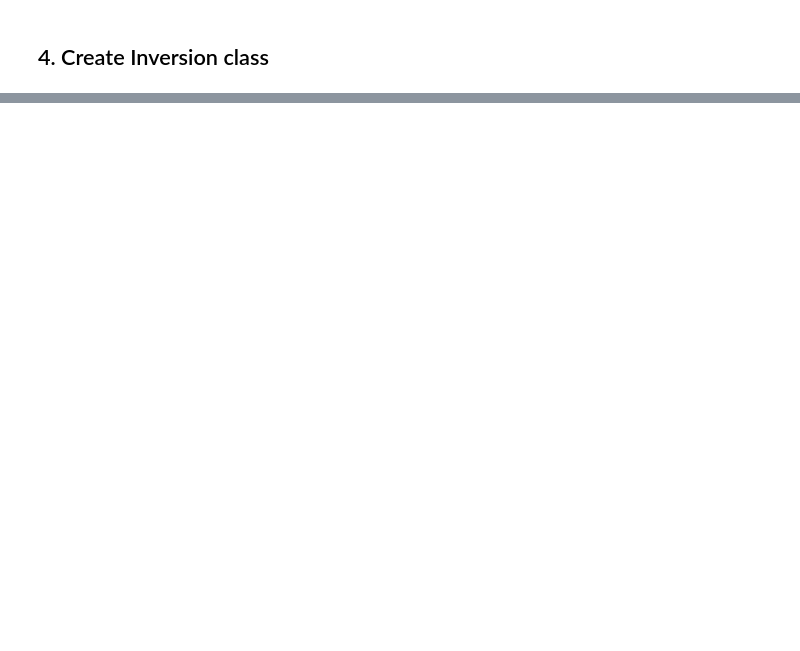
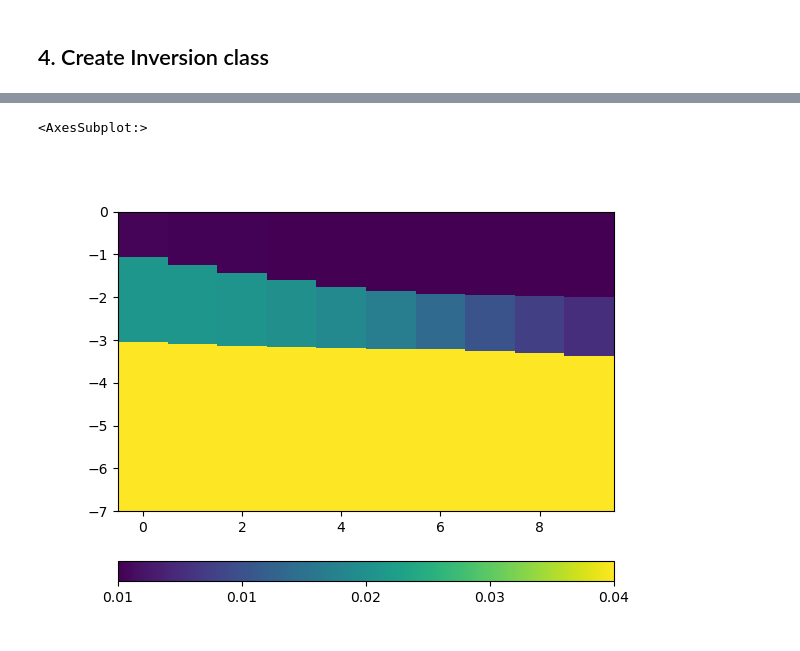
Before and after one commit to mariacarrizo/FDEM_LCI_PWI, a Jupyter notebook: LCI.ipynb, the cells around one changed output, grey strips where cells are left out. Drawn from its saved outputs; the diff is of its cells as text; code cells hidden in the pictures; blank space fills up the shorter version.

```diff
--- a/LCI.ipynb
+++ b/LCI.ipynb
@@ -321,11 +326,12 @@ class LCModelling(pg.frameworks.Modelling):
         nData = 0
 
         for i in range(nSoundings):
+          #  print(i)
             kwargs = {}
             for key, val in self._fopKwargs.items():
                 if hasattr(val, '__iter__'):
-                    if len(val) == nSoundings:
-                        kwargs[key] = val[i]
+                  #  if len(val) == nSoundings:
+                    kwargs[key] = val[i] # what is this for
                 else:
                     kwargs[key] = val
 
@@ -340,12 +346,15 @@ class LCModelling(pg.frameworks.Modelling):
             self._fops1D.append(f)
 
             nID = self._jac.addMatrix(f.jacobian())
+           # print(f.jacobian())
             self._jac.addMatrixEntry(nID, nData, self._parPerSounding * i)
             nData += len(dataVals[i])
+           # print(self._jac)
 
         self._jac.recalcMatrixSize()
-        # print("Jacobian size:", self.J.rows(), self.J.cols(), nData)
+        # print("Jacobian size:", self._jac.rows(), self._jac.cols(), nData)
         self.setJacobian(self._jac)
+
 
     def drawModel(self, ax, model, **kwargs):
         """Draw models as stitched 1D model section."""
@@ -356,5 +365,6 @@ class LCModelling(pg.frameworks.Modelling):
                                          **kwargs)
 # %%
 LC = LCModelling(FDEM1D)
-LC.createParametrization(pos, nLayers=4, nPar=1)
-LC.initJacobian(dataVals=data, nLayers=4, nPar=1)
+LC.createParametrization(pos, nLayers=3, nPar=1)
+LC.initJacobian(dataVals=data, nLayers=3, nPar=1)
+m0=LC.createDefaultStartModel(models)
@@ -438,5 +382,5 @@ inv = pg.Inversion(LC)
 data_true = np.array(data).ravel()
 relativeError = np.ones_like(data_true)*1e-3
 # %%
-inv.run(data_true, relativeError)
+models_est = inv.run(data_true, relativeError, startModel=m0, verbose=False)
 # %% [output]
@@ -445,0 +388,7 @@ RuntimeError: /home/carsten/miniconda3/envs/build/conda-bld/pgcore_1661190390662
+# %%
+fig, ax = plt.subplots()
+
+showStitchedModels(np.reshape(models_est, np.shape(models)), ax, zMax=7)
+# %% [output]
+<AxesSubplot:>
+[figure, added]
```
Also changed, not shown: parts of 11 cells of this notebook.
